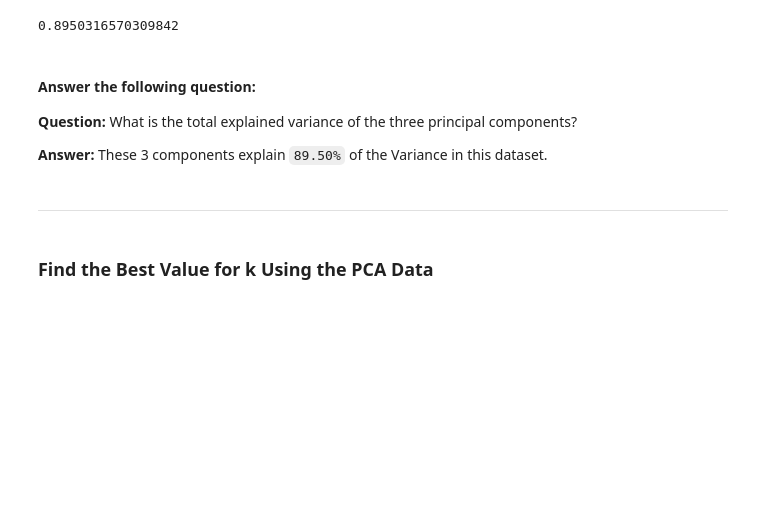
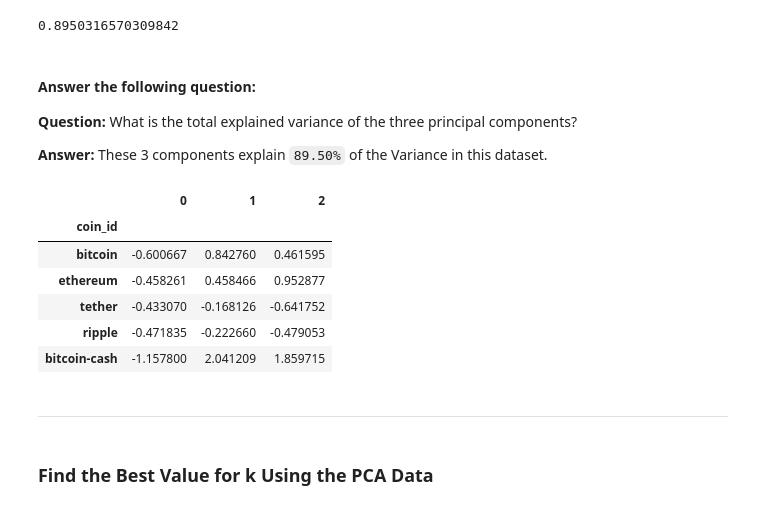
Before and after one commit to rfe123/umn_data_unsupervised_learning_challenge, a Jupyter notebook: Crypto_Clustering.ipynb, the cells around one changed output. Cells and saved outputs as stored; diff of their text form; code cells hidden in the pictures; blank space fills up the shorter version.

```diff
--- a/Crypto_Clustering.ipynb
+++ b/Crypto_Clustering.ipynb
@@ -193,10 +193,10 @@ pca3 = PCA(n_components=3, random_state=1)
 # %%
 # Use the PCA model with `fit_transform` to reduce to
 # three principal components.
-pca_predictions = pca3.fit_transform(scaled_df)
+pca_components = pca3.fit_transform(scaled_df)
 
 # View the first five rows of the DataFrame.
-pca_predictions[:5]
+pca_components[:5]
 # %% [output]
 array([[-0.60066733,  0.84276006,  0.46159457],
        [-0.45826071,  0.45846566,  0.95287678],
@@ -219,16 +219,25 @@ The explained variance ratio is: [0.3719856  0.34700813 0.17603793]
 **Answer:** These 3 components explain `89.50%` of the Variance in this dataset.
 # %%
 # Create a new DataFrame with the PCA data.
+pca_predictions = pd.DataFrame(pca_components)
 
 # Creating a DataFrame with the PCA data
-
 # Copy the crypto names from the original data
-
+pca_predictions['coin_id'] = df_market_data.index
 
 # Set the coinid column as index
-
+pca_predictions = pca_predictions.set_index('coin_id')
 
 # Display sample data
+pca_predictions.head()
+# %% [output]
+|  | 0 | 1 | 2 |
+| coin_id |  |  |  |
+| bitcoin | -0.600667 | 0.842760 | 0.461595 |
+| ethereum | -0.458261 | 0.458466 | 0.952877 |
+| tether | -0.433070 | -0.168126 | -0.641752 |
+| ripple | -0.471835 | -0.222660 | -0.479053 |
+| bitcoin-cash | -1.157800 | 2.041209 | 1.859715 |
 # %% [markdown]
 ---
 # %% [markdown]
```
Also changed, not shown: parts of 8 cells of this notebook.
